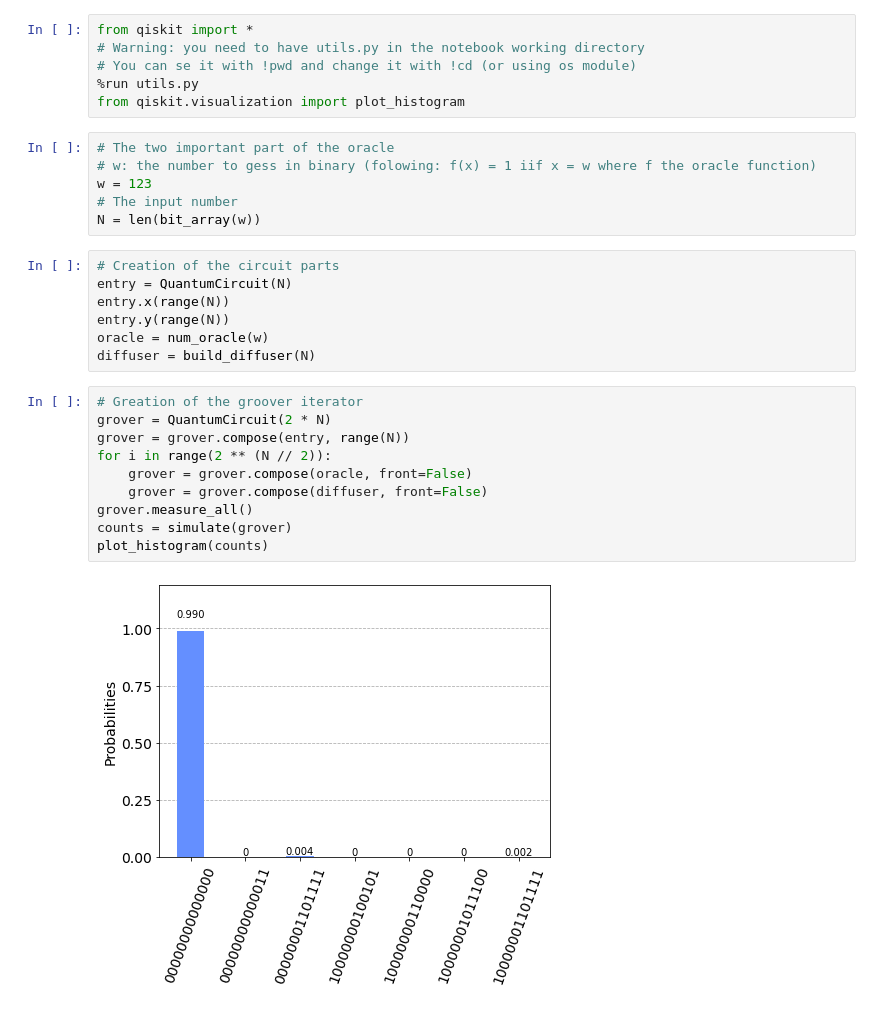
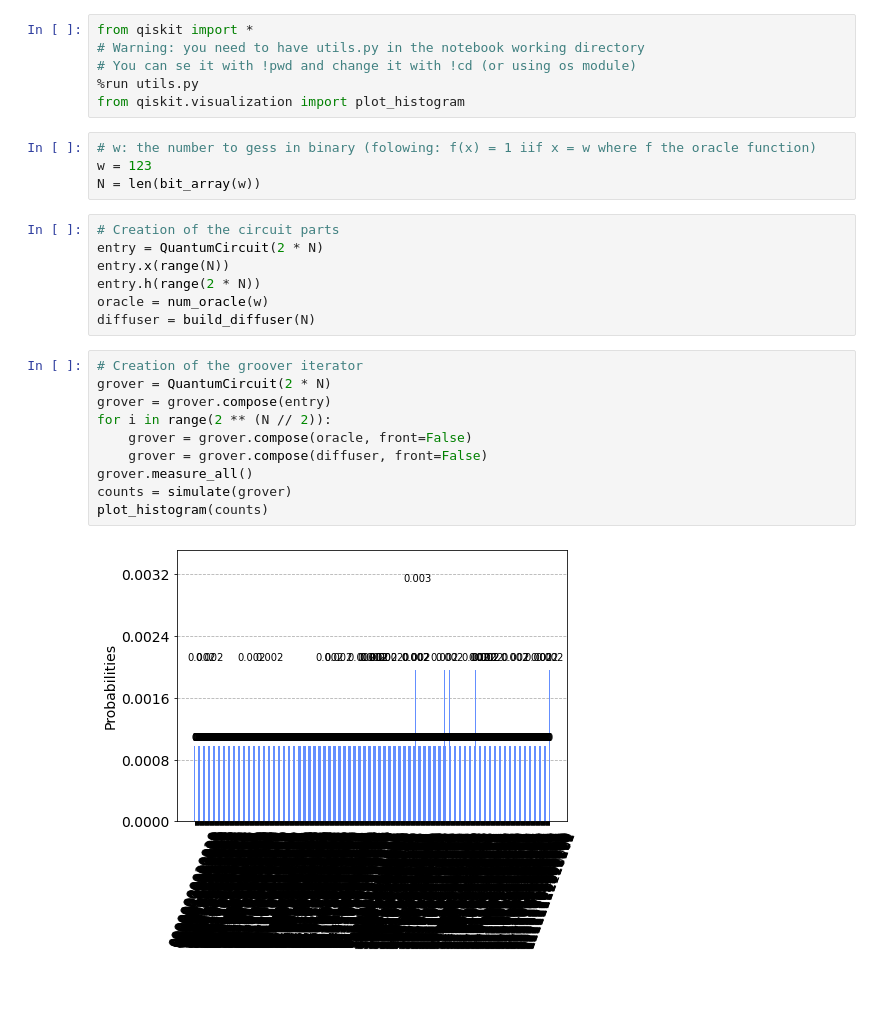
Before and after one commit to zazbone/M1MQ, a Jupyter notebook: Qgessing_number.ipynb, the cells around one changed output. Drawn from its saved outputs; the diff is of its cells as text.

```diff
--- a/Qgessing_number.ipynb
+++ b/Qgessing_number.ipynb
@@ -5,27 +5,25 @@ from qiskit import *
 %run utils.py
 from qiskit.visualization import plot_histogram
 # %%
-# The two important part of the oracle
 # w: the number to gess in binary (folowing: f(x) = 1 iif x = w where f the oracle function)
 w = 123
-# The input number
 N = len(bit_array(w))
 # %%
 # Creation of the circuit parts
-entry = QuantumCircuit(N)
+entry = QuantumCircuit(2 * N)
 entry.x(range(N))
-entry.y(range(N))
+entry.h(range(2 * N))
 oracle = num_oracle(w)
 diffuser = build_diffuser(N)
 # %%
-# Greation of the groover iterator
+# Creation of the groover iterator
 grover = QuantumCircuit(2 * N)
-grover = grover.compose(entry, range(N))
+grover = grover.compose(entry)
 for i in range(2 ** (N // 2)):
     grover = grover.compose(oracle, front=False)
     grover = grover.compose(diffuser, front=False)
 grover.measure_all()
 counts = simulate(grover)
 plot_histogram(counts)
 # %% [output]
-[figure, old version]
+[figure, new version]
```
